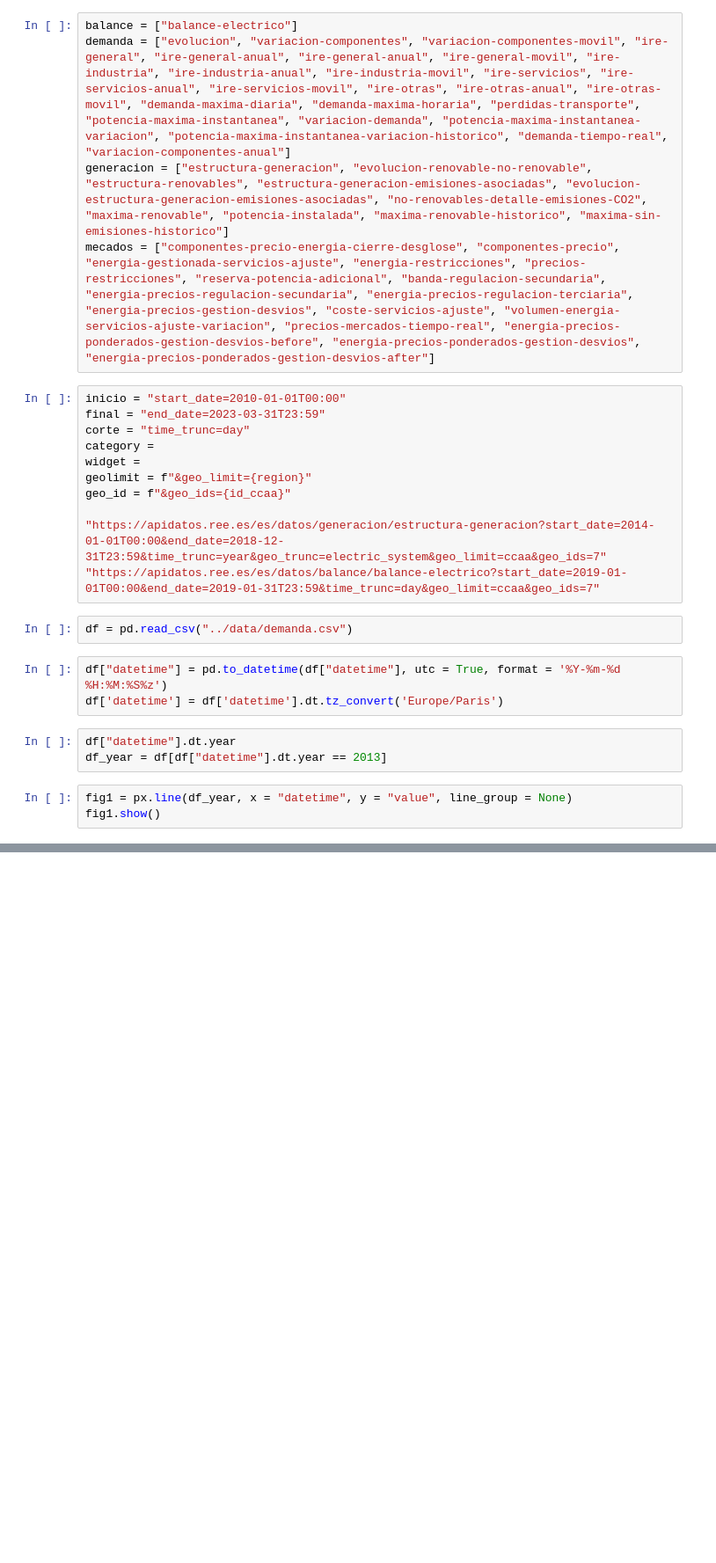
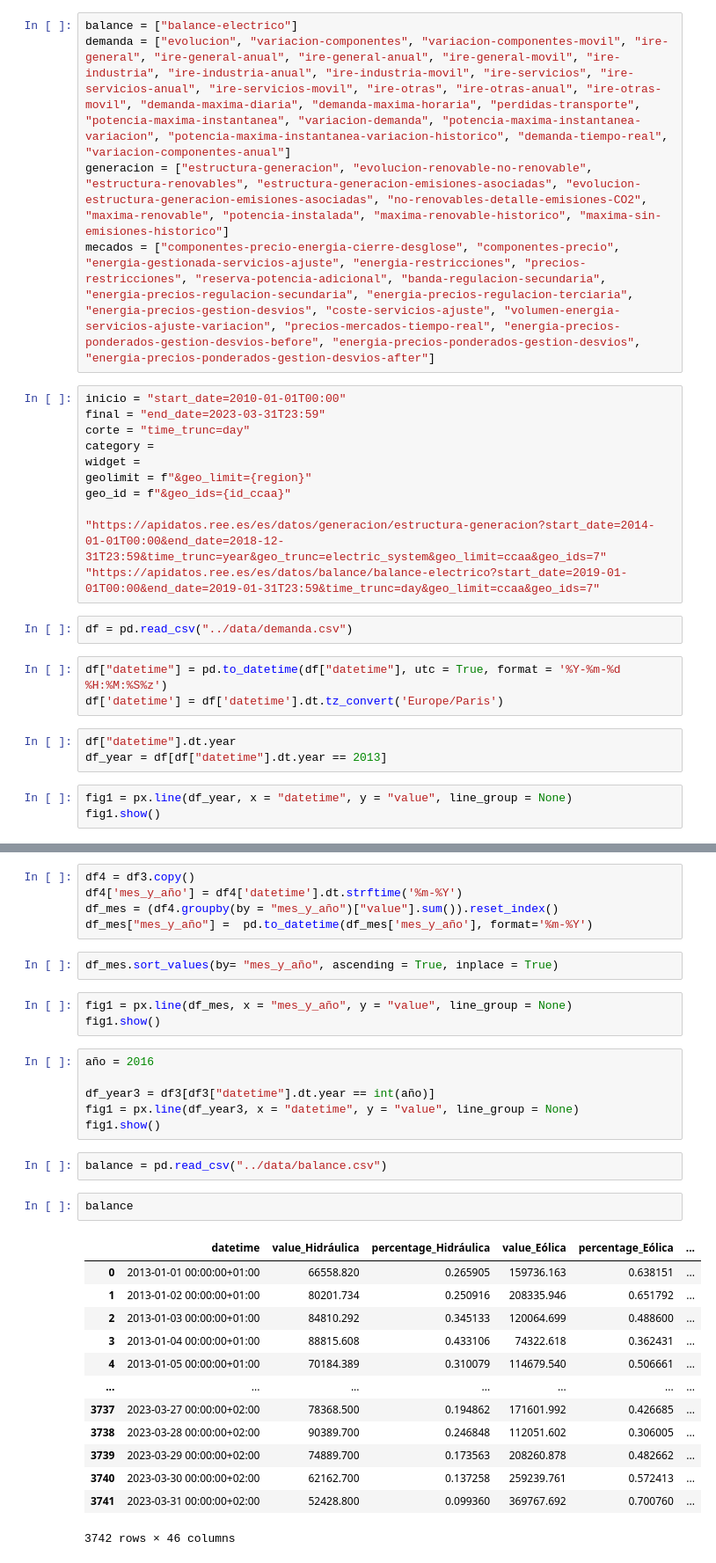
Before and after one commit to XiangLinZ/Energy_in_Spain, a Jupyter notebook: notebook/pruebas.ipynb, the cells around one changed output, grey strips where cells are left out. Shown at 88% size. Cells and saved outputs as stored; diff of their text form; blank space fills up the shorter version.

```diff
--- a/notebook/pruebas.ipynb
+++ b/notebook/pruebas.ipynb
@@ -81,0 +83,34 @@ df2
+# %%
+df4 = df3.copy()
+df4['mes_y_año'] = df4['datetime'].dt.strftime('%m-%Y')
+df_mes = (df4.groupby(by = "mes_y_año")["value"].sum()).reset_index()
+df_mes["mes_y_año"] =  pd.to_datetime(df_mes['mes_y_año'], format='%m-%Y')
+# %%
+df_mes.sort_values(by= "mes_y_año", ascending = True, inplace = True)
+# %%
+fig1 = px.line(df_mes, x = "mes_y_año", y = "value", line_group = None)
+fig1.show()
+# %%
+año = 2016
+
+df_year3 = df3[df3["datetime"].dt.year == int(año)]
+fig1 = px.line(df_year3, x = "datetime", y = "value", line_group = None)
+fig1.show()
+# %%
+balance = pd.read_csv("../data/balance.csv")
+# %%
+balance
+# %% [output]
+|  | datetime | value_Hidráulica | percentage_Hidráulica | value_Eólica | percentage_Eólica | ... |
+| 0 | 2013-01-01 00:00:00+01:00 | 66558.820 | 0.265905 | 159736.163 | 0.638151 | ... |
+| 1 | 2013-01-02 00:00:00+01:00 | 80201.734 | 0.250916 | 208335.946 | 0.651792 | ... |
+| 2 | 2013-01-03 00:00:00+01:00 | 84810.292 | 0.345133 | 120064.699 | 0.488600 | ... |
+| 3 | 2013-01-04 00:00:00+01:00 | 88815.608 | 0.433106 | 74322.618 | 0.362431 | ... |
+| 4 | 2013-01-05 00:00:00+01:00 | 70184.389 | 0.310079 | 114679.540 | 0.506661 | ... |
+| ... | ... | ... | ... | ... | ... | ... |
+| 3737 | 2023-03-27 00:00:00+02:00 | 78368.500 | 0.194862 | 171601.992 | 0.426685 | ... |
+| 3738 | 2023-03-28 00:00:00+02:00 | 90389.700 | 0.246848 | 112051.602 | 0.306005 | ... |
+| 3739 | 2023-03-29 00:00:00+02:00 | 74889.700 | 0.173563 | 208260.878 | 0.482662 | ... |
+| 3740 | 2023-03-30 00:00:00+02:00 | 62162.700 | 0.137258 | 259239.761 | 0.572413 | ... |
+| 3741 | 2023-03-31 00:00:00+02:00 | 52428.800 | 0.099360 | 369767.692 | 0.700760 | ... |
+3742 rows × 46 columns
```
Also changed, not shown: parts of 15 cells of this notebook, 1 other file.
